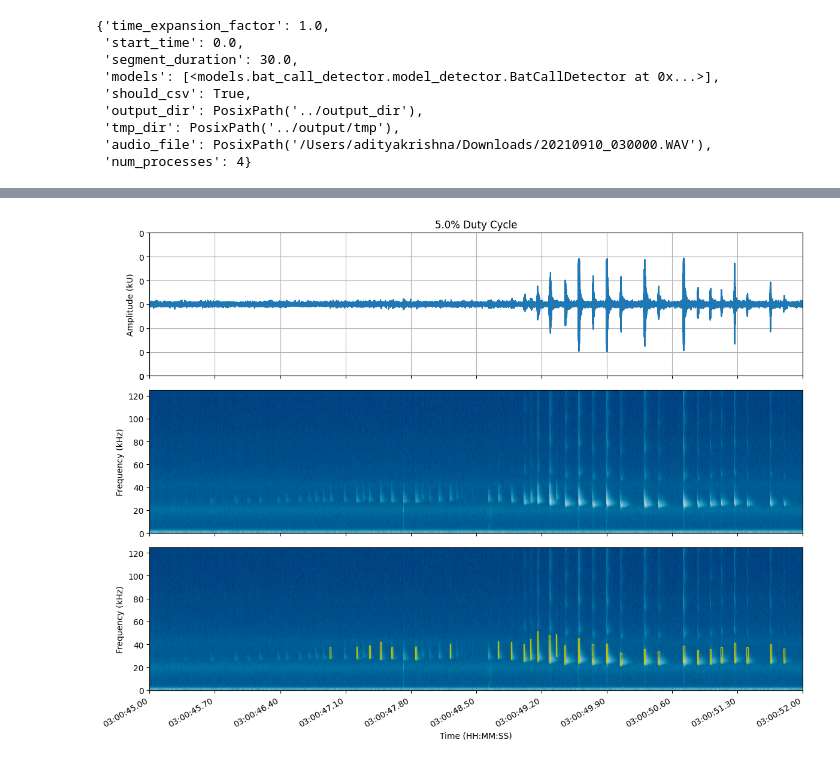
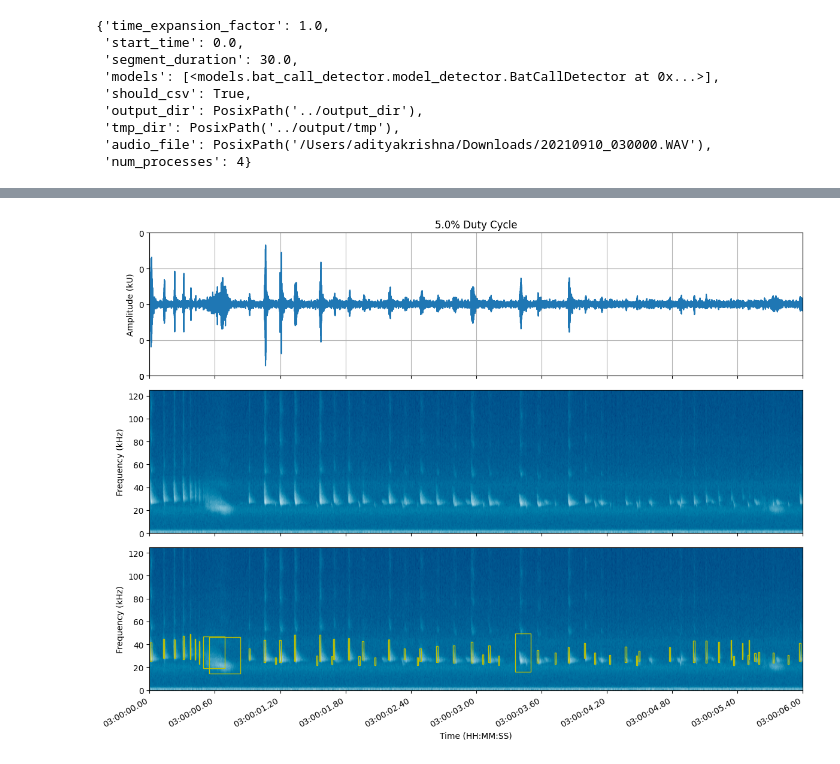
Before and after one commit to ctuguinay/bat-detector-msds, a Jupyter notebook: notebooks/msds_pipeline.ipynb, the cells around one changed output, grey strips where cells are left out. Cells and saved outputs as stored; diff of their text form; code cells hidden in the pictures.

Commit message:
Added copies of pipeline check to test results

```diff
--- a/notebooks/msds_pipeline.ipynb
+++ b/notebooks/msds_pipeline.ipynb
@@ -260,9 +261,9 @@ def generate_subsamples(input_filepath, output_dirpath, cycles=np.arange(0.05, 0
                                                     percent_on=p_on,
                                                     offset=0)
 # %%
-sr, audio = subsample_frompath(audio_filepath = Path(f'{filepath}/{filename}'), output_dir = '../input_dir/', percent_on=0.05, offset=1400)
+sr, audio = subsample_frompath(audio_filepath = Path(f'{filepath}/{filename}'), output_dir = '../input_dir/', percent_on=0.05, offset=1440)
 
-cfg["audio_file"] = Path('../input_dir/20210910_030000__5%DUTYCYCLE_1400secOFFSET.WAV')
+cfg["audio_file"] = Path('../input_dir/20210910_030000__5%DUTYCYCLE_1440secOFFSET.WAV')
 
 segmented_file_paths = generate_segments(
         audio_file = cfg['audio_file'],
@@ -286,5 +287,5 @@ pipeline._apply_models(cfg, segmented_file_paths)
 # %%
-cfg["audio_file"] = Path('../input_dir/20210910_030000__5%DUTYCYCLE_1400secOFFSET.WAV')
+cfg["audio_file"] = Path('../input_dir/20210910_030000__5%DUTYCYCLE_1440secOFFSET.WAV')
 
 segmented_file_paths = generate_segments(
         audio_file = cfg['audio_file'],
@@ -304,6 +305,6 @@ l_for_mapping = [{
     'original_file_name': audio_file_path,
     } for audio_seg in segmented_file_paths]
 
-cur_seg = l_for_mapping[-2]
+cur_seg = l_for_mapping[0]
 cur_seg
 # %% [output]
@@ -428,8 +446,21 @@ plt.show()
 # %%
+sr, audio = subsample_frompath(audio_filepath = Path(f'{filepath}/{filename}'), output_dir = '../input_dir/', percent_on=0.05, offset=1440)
+
+cfg["audio_file"] = Path('../input_dir/20210910_030000__5%DUTYCYCLE_1440secOFFSET.WAV')
+
+segmented_file_paths = generate_segments(
+        audio_file = cfg['audio_file'],
+        output_dir = cfg['tmp_dir'],
+        start_time = cfg['start_time'],
+        duration   = cfg['segment_duration'],
+    )
+
+pipeline._apply_models(cfg, segmented_file_paths)
+
 audio_file = sf.SoundFile(cfg["audio_file"])
 sr = audio_file.samplerate
 audio = audio_file.read()
 
-plt_msds('20210910_030000__5%DUTYCYCLE_1400secOFFSET.WAV', audio, sr, [0, 90], np.array([45, 52]), p_on=0.05)
+plt_msds('20210910_030000__5%DUTYCYCLE_1440secOFFSET.WAV', audio, sr, [0, 90], np.array([0, 6]), p_on=0.05)
 # %% [output]
-[figure, old version]
+[figure, new version]
```
Also changed, not shown: parts of 8 cells of this notebook, 7 other files.
